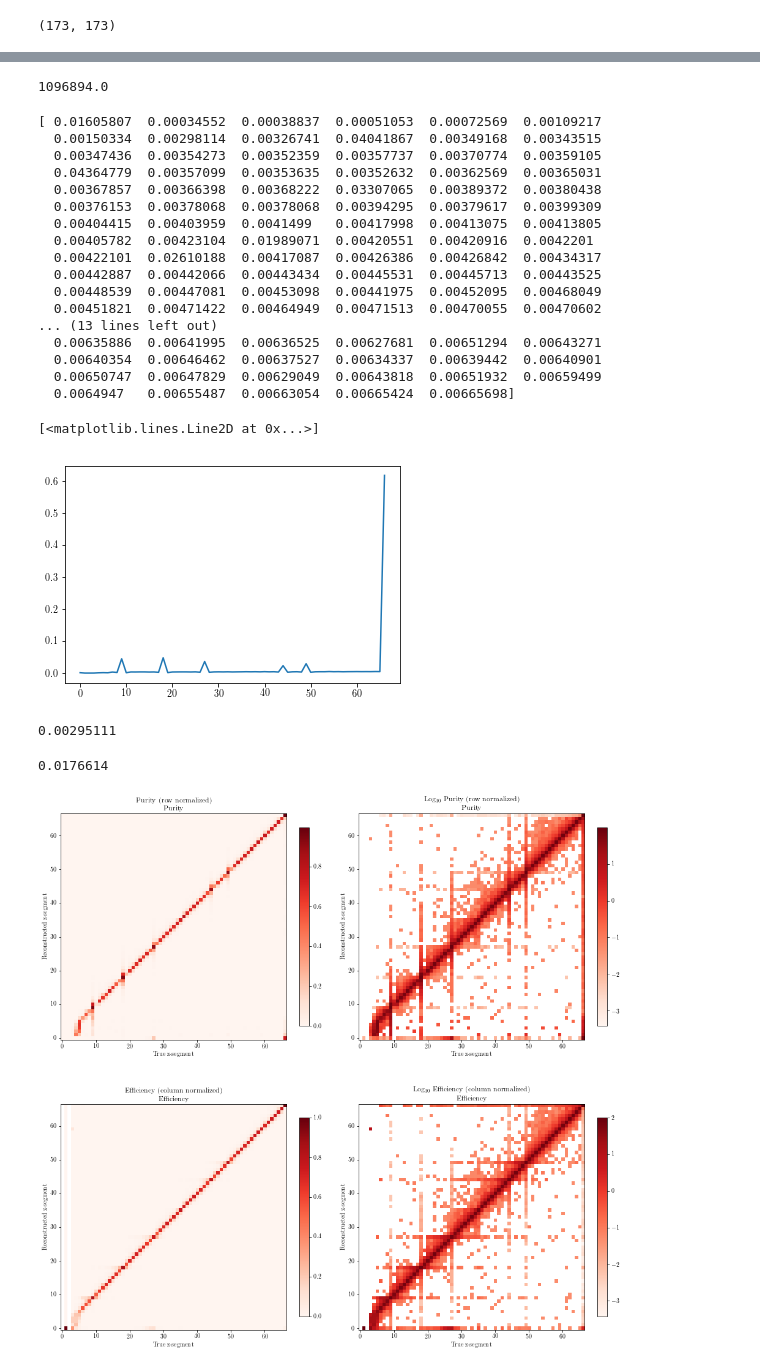
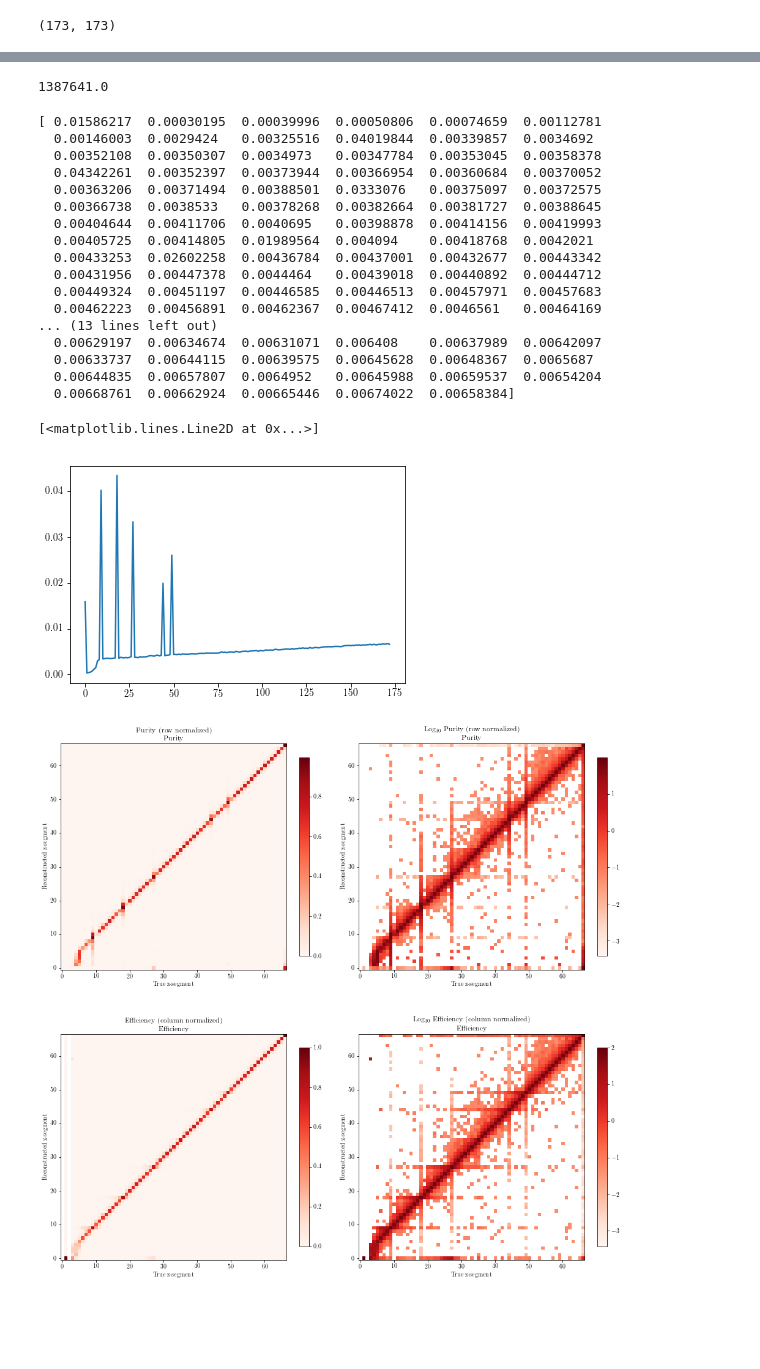
Before and after one commit to gnperdue/JupyterNotebooks, a Jupyter notebook: ANNMINERvA/confusion_matrices_viz.ipynb, the cells around one changed output, grey strips where cells are left out. Drawn from its saved outputs; the diff is of its cells as text; code cells hidden in the pictures; blank space fills up the shorter version.

```diff
--- a/ANNMINERvA/confusion_matrices_viz.ipynb
+++ b/ANNMINERvA/confusion_matrices_viz.ipynb
@@ -146,9 +146,10 @@ def make_plots_rowcolnormonly(
 #npy_name = '/Users/perdue/Documents/MINERvA/AI/minerva_tf/models/173/20171001_Adam_me1Amc_planecodes173'
 #npy_name = '/Users/perdue/Documents/MINERvA/AI/minerva_tf/models/173/20171001_Adam_me1ABmc_planecodes173'
 npy_name = '/Users/perdue/Documents/MINERvA/AI/minerva_tf/models/173/collab_mtg_173'
+npy_name = '/Users/perdue/Documents/MINERvA/AI/prediction_dbs/tensorflow/201710/20180105_gpu4_batch1024_Adam_trainme1BGmc_validme1BGmc_nodo_batch_norm_planecodes173'
 
 #npy_name += '/confusion_matrix_trainA_testA.npy'
-npy_name += '/confusion_matrix_trainA_testG.npy'
+npy_name += '/confusion_matrix_trainBG_testA.npy'
 
 #npy_name = '/Users/perdue/Documents/MINERvA/AI/minerva_tf/models/67/perfmat67_1506636381_2f4b6202cd5d.npy'
 
@@ -190,49 +189,35 @@ make_plots_raw(arr, plot_type)
 # %%
 np.sum(arr)
 # %% [output]
-1096894.0
+1387641.0
 # %%
 arr_sums = np.sum(arr, axis=0)
 arr_total = np.sum(arr)
 arr_fracs = arr_sums / arr_total
 print(arr_fracs)
 # %% [output]
-[ 0.01605807  0.00034552  0.00038837  0.00051053  0.00072569  0.00109217
-  0.00150334  0.00298114  0.00326741  0.04041867  0.00349168  0.00343515
-  0.00347436  0.00354273  0.00352359  0.00357737  0.00370774  0.00359105
-  0.04364779  0.00357099  0.00353635  0.00352632  0.00362569  0.00365031
-  0.00367857  0.00366398  0.00368222  0.03307065  0.00389372  0.00380438
-  0.00376153  0.00378068  0.00378068  0.00394295  0.00379617  0.00399309
-  0.00404415  0.00403959  0.0041499   0.00417998  0.00413075  0.00413805
-  0.00405782  0.00423104  0.01989071  0.00420551  0.00420916  0.0042201
-  0.00422101  0.02610188  0.00417087  0.00426386  0.00426842  0.00434317
-  0.00442887  0.00442066  0.00443434  0.00445531  0.00445713  0.00443525
-  0.00448539  0.00447081  0.00453098  0.00441975  0.00452095  0.00468049
-  0.00451821  0.00471422  0.00464949  0.00471513  0.00470055  0.00470602
+[ 0.01586217  0.00030195  0.00039996  0.00050806  0.00074659  0.00112781
+  0.00146003  0.0029424   0.00325516  0.04019844  0.00339857  0.0034692
+  0.00352108  0.00350307  0.0034973   0.00347784  0.00353045  0.00358378
+  0.04342261  0.00352397  0.00373944  0.00366954  0.00360684  0.00370052
+  0.00363206  0.00371494  0.00388501  0.0333076   0.00375097  0.00372575
+  0.00366738  0.0038533   0.00378268  0.00382664  0.00381727  0.00388645
+  0.00404644  0.00411706  0.0040695   0.00398878  0.00414156  0.00419993
+  0.00405725  0.00414805  0.01989564  0.004094    0.00418768  0.0042021
+  0.00433253  0.02602258  0.00436784  0.00437001  0.00432677  0.00443342
+  0.00431956  0.00447378  0.0044464   0.00439018  0.00440892  0.00444712
+  0.00449324  0.00451197  0.00446585  0.00446513  0.00457971  0.00457683
+  0.00462223  0.00456891  0.00462367  0.00467412  0.0046561   0.00464169
 ... (13 lines left out)
-  0.00635886  0.00641995  0.00636525  0.00627681  0.00651294  0.00643271
-  0.00640354  0.00646462  0.00637527  0.00634337  0.00639442  0.00640901
-  0.00650747  0.00647829  0.00629049  0.00643818  0.00651932  0.00659499
-  0.0064947   0.00655487  0.00663054  0.00665424  0.00665698]
+  0.00629197  0.00634674  0.00631071  0.006408    0.00637989  0.00642097
+  0.00633737  0.00644115  0.00639575  0.00645628  0.00648367  0.0065687
+  0.00644835  0.00657807  0.0064952   0.00645988  0.00659537  0.00654204
+  0.00668761  0.00662924  0.00665446  0.00674022  0.00658384]
 # %%
-plt.plot(np.arange(67), arr_fracs)
+plt.plot(np.arange(arr.shape[0]), arr_fracs)
 # %% [output]
 [<matplotlib.lines.Line2D at 0x...>]
-[figure, old version]
+[figure, new version]
-# %%
-true_downstrm_miss = np.sum(arr[66,0:65])   # real 66 reco'd elsewhere
-arr_total = np.sum(arr)
-true_downstrm_miss_frac = true_downstrm_miss / arr_total
-print(true_downstrm_miss_frac)
-# %% [output]
-0.00295111
-# %%
-pred_downstrm_miss = np.sum(arr[0:65,66])   # real target region reco'd downstream
-arr_total = np.sum(arr)
-pred_downstrm_miss_frac = pred_downstrm_miss / arr_total
-print(pred_downstrm_miss_frac)
-# %% [output]
-0.0176614
 # %%
 def do_plots(typ):
     arr_name = 'arr_' + typ + '.npy'
```
Also changed, not shown: parts of 3 cells of this notebook.
